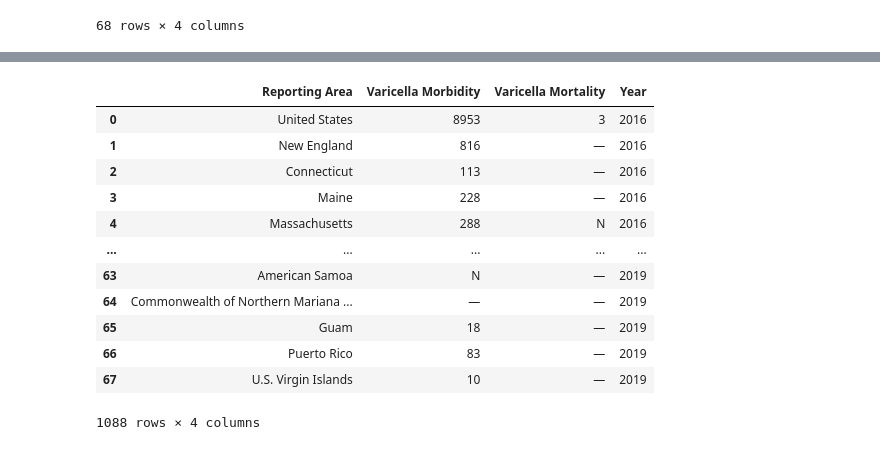
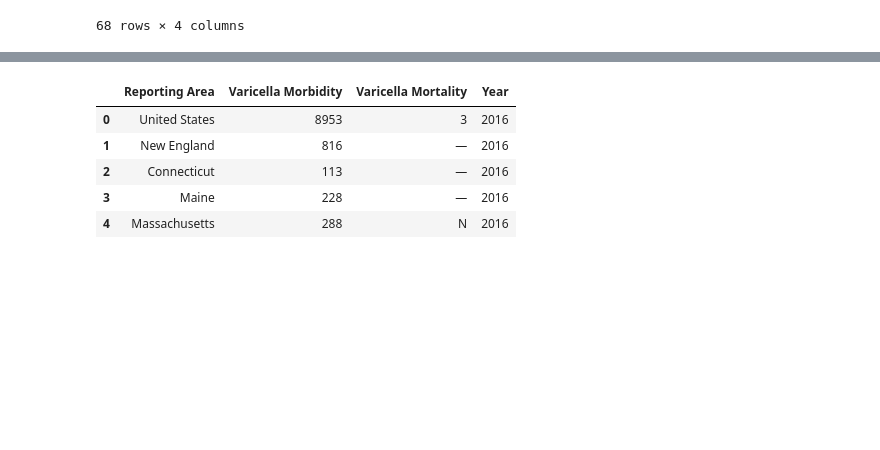
Before and after one commit to jared-roussel/chickenpox-vaccinations, a Jupyter notebook: main.ipynb, the cells around one changed output, grey strips where cells are left out. Saved outputs shown, nothing was run; the diff lists cells and outputs as text; code cells hidden in the pictures; blank space fills up the shorter version.

```diff
--- a/main.ipynb
+++ b/main.ipynb
@@ -227 +222,11 @@ df2018.head()
+# %%
+df2019.columns = df2019.columns.get_level_values(1)
+# %%
+df2019= df2019.rename(columns={"Vancomycin-intermediate Staphylococcus aureus":"VNC-interm SA",
+              "Vancomycin-resistant Staphylococcus aureus":"VNC-resistant SA",
+              "Total":"Vibriosis Total",
+              "Confirmed":"Vibriosis Confirmed",
+              "Probable":"Vibriosis Probable",
+              "Varicella morbidity":"Varicella Morbidity",
+              "Varicella mortality":"Varicella Mortality"})
 # %%
@@ -285,18 +282,12 @@ chickenpox_cases_df.head(-5)
 # %%
 #drop unncessary columns
-chickenpox_cases_df.drop(columns=['Typhoid Fever','VNC-interm SA','VNC-resistant SA','Vibriosis Total','Vibriosis Confirmed','Vibriosis Probable'])
+chichenpox_cases_df_clean = chickenpox_cases_df.drop(columns=['Typhoid Fever','VNC-interm SA','VNC-resistant SA','Vibriosis Total','Vibriosis Confirmed','Vibriosis Probable'])
 #chickenpox_cases_df.reset_index(inplace=False)
+chichenpox_cases_df_clean.head()
 # %% [output]
 |  | Reporting Area | Varicella Morbidity | Varicella Mortality | Year |
 | 0 | United States | 8953 | 3 | 2016 |
 | 1 | New England | 816 | — | 2016 |
 | 2 | Connecticut | 113 | — | 2016 |
 | 3 | Maine | 228 | — | 2016 |
 | 4 | Massachusetts | 288 | N | 2016 |
-| ... | ... | ... | ... | ... |
-| 63 | American Samoa | N | — | 2019 |
-| 64 | Commonwealth of Northern Mariana ... | — | — | 2019 |
-| 65 | Guam | 18 | — | 2019 |
-| 66 | Puerto Rico | 83 | — | 2019 |
-| 67 | U.S. Virgin Islands | 10 | — | 2019 |
-1088 rows × 4 columns
```
Also changed, not shown: parts of 10 cells of this notebook, 3 other files.
